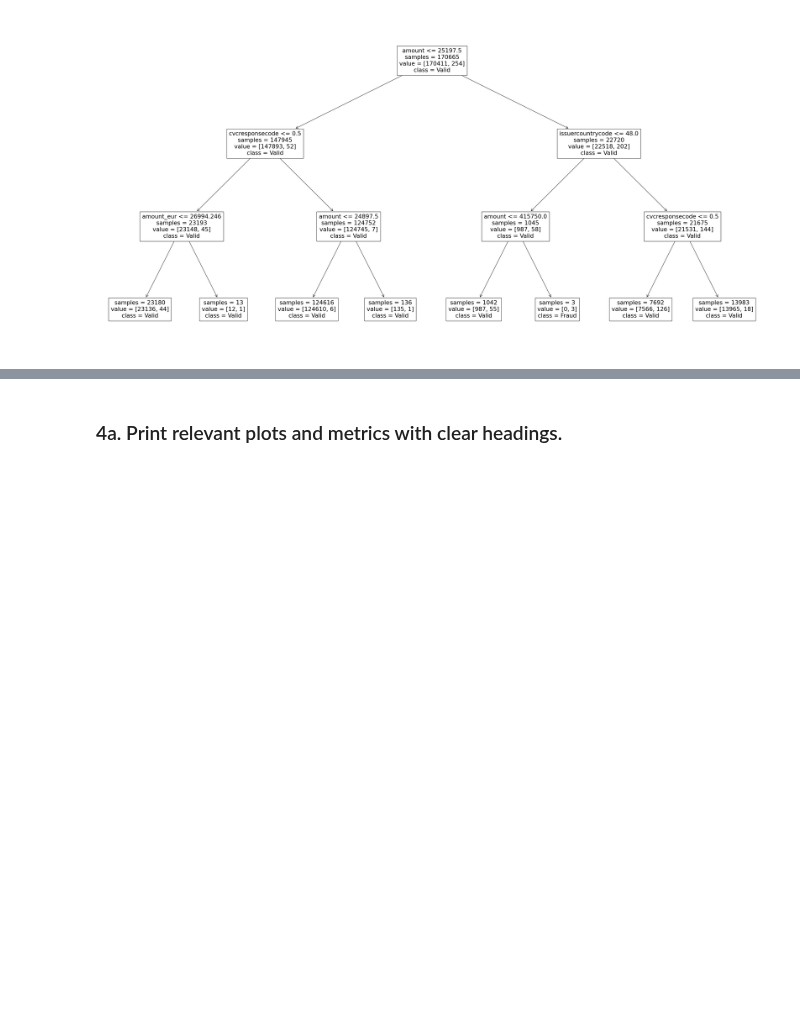
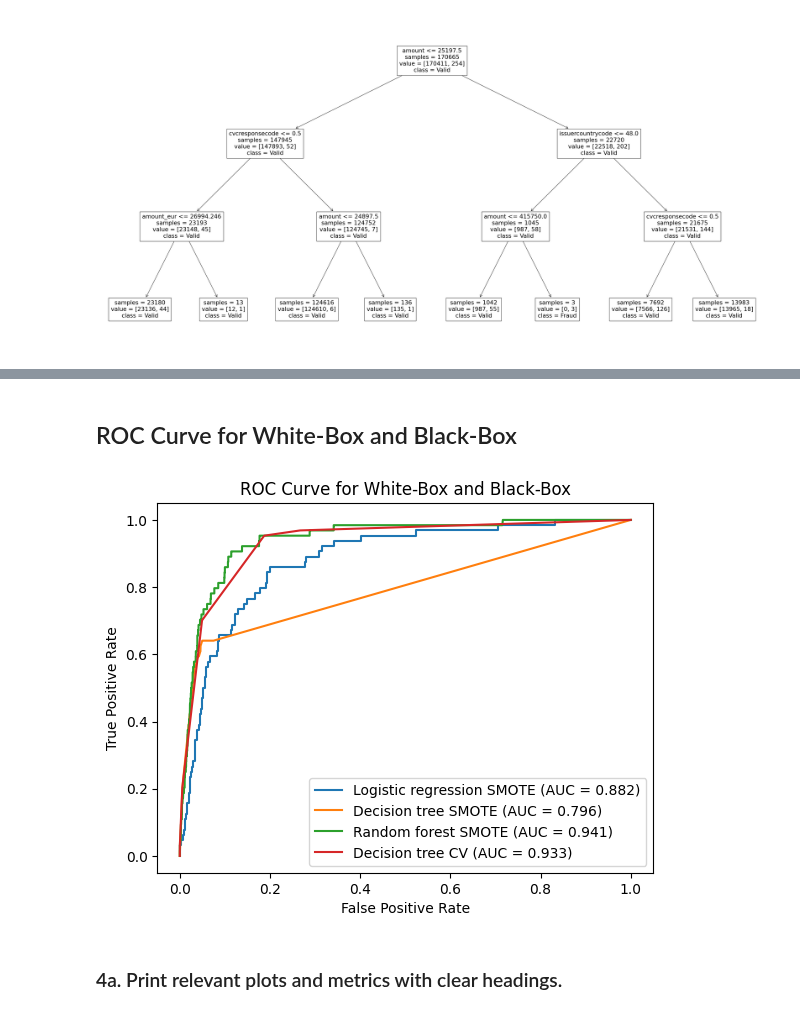
Before and after one commit to kbaran1998/CS4035-cyber-data, a Jupyter notebook: lab1/Lab1.ipynb, the cells around one changed output, grey strips where cells are left out. Drawn from its saved outputs; the diff is of its cells as text; code cells hidden in the pictures; blank space fills up the shorter version.

```diff
--- a/lab1/Lab1.ipynb
+++ b/lab1/Lab1.ipynb
@@ -942,7 +928,7 @@ def k_fold_cross_validation(X_data_train, y_data_train, model, scoring, k=10):
 
 
 dtree_classifier = DecisionTreeClassifier(max_depth=3, random_state=0)
-dtree_fpr, dtree_tpr, dtree_roc_auc, dtree_classifier = train_classifier_and_plot(
+dtree_cv_fpr, dtree_cv_tpr, dtree_cv_roc_auc, dtree_classifier = train_classifier_and_plot(
     dtree_classifier,
     train_test_pairs,
     cv_func=k_fold_cross_validation
@@ -972,3 +973,15 @@ plt.show()
+# %% [markdown]
+## ROC Curve for White-Box and Black-Box
+# %%
+plot_roc_curves(
+    "ROC Curve for White-Box and Black-Box",
+    (logreg_fpr_smote, logreg_tpr_smote, f"Logistic regression SMOTE (AUC = {logreg_roc_auc_smote:.3f})"),
+    (dtree_fpr_smote, dtree_tpr_smote, f"Decision tree SMOTE (AUC = {dtree_roc_auc_smote:.3f})"),
+    (forest_fpr_smote, forest_tpr_smote, f"Random forest SMOTE (AUC = {forest_roc_auc_smote:.3f})"),
+    (dtree_cv_fpr, dtree_cv_tpr, f"Decision tree CV (AUC = {dtree_cv_roc_auc:.3f})"),
+)
+# %% [output]
+[figure, added]
 # %% [markdown]
 ### 4a. Print relevant plots and metrics with clear headings.
 # %%
```
Also changed, not shown: parts of 24 cells of this notebook.
